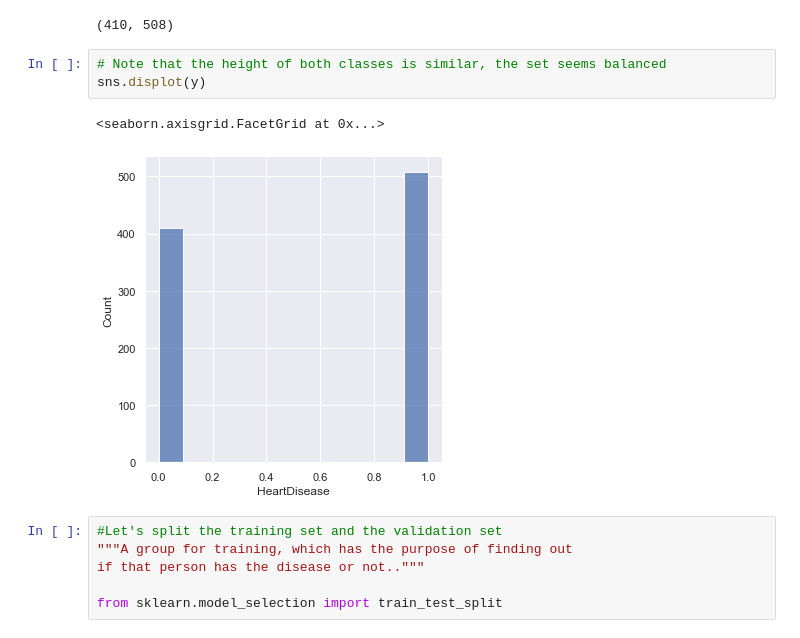
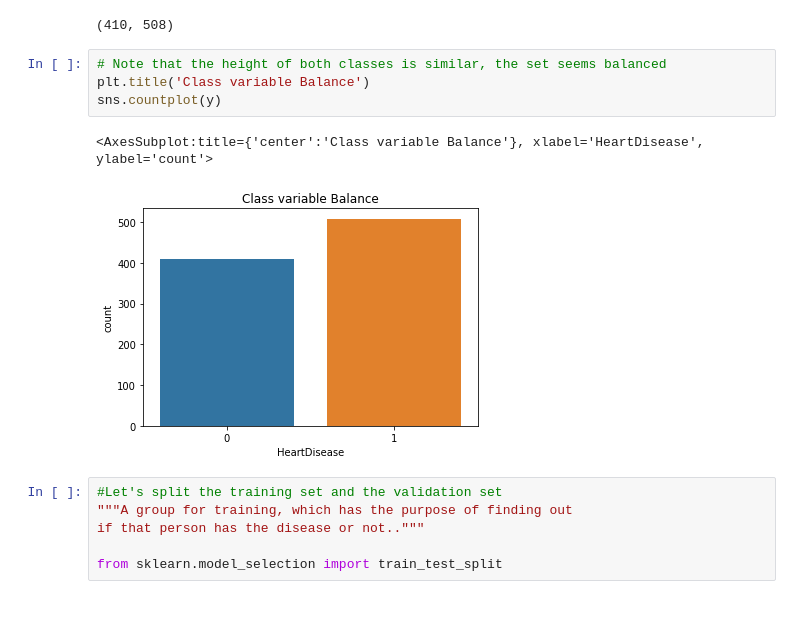
Before and after one commit to camilocbarrera/SR-worksheet-01, a Jupyter notebook: Notebook HT2.ipynb, the cells around one changed output. Saved outputs shown, nothing was run; the diff lists cells and outputs as text; blank space fills up the shorter version.

```diff
--- a/Notebook HT2.ipynb
+++ b/Notebook HT2.ipynb
@@ -218,10 +218,11 @@ zeros,ones
 (410, 508)
 # %%
 # Note that the height of both classes is similar, the set seems balanced
-sns.displot(y)
+plt.title('Class variable Balance')
+sns.countplot(y)
 # %% [output]
-<seaborn.axisgrid.FacetGrid at 0x...>
+<AxesSubplot:title={'center':'Class variable Balance'}, xlabel='HeartDisease', ylabel='count'>
-[figure, old version]
+[figure, new version]
 # %%
 #Let's split the training set and the validation set
 """A group for training, which has the purpose of finding out
```
Also changed, not shown: parts of 42 cells of this notebook, 1 other file.
